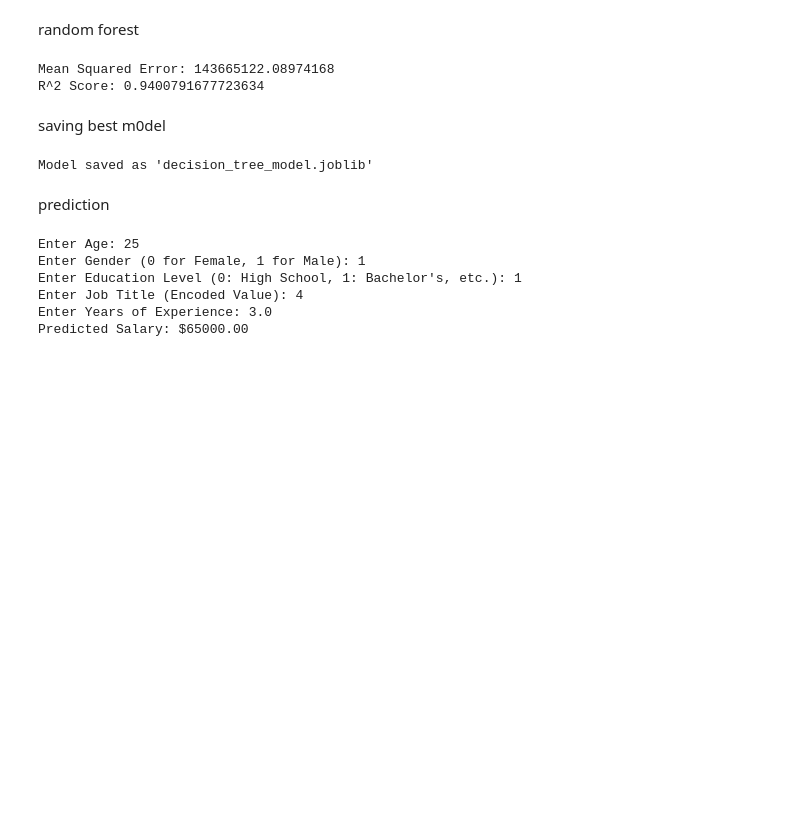
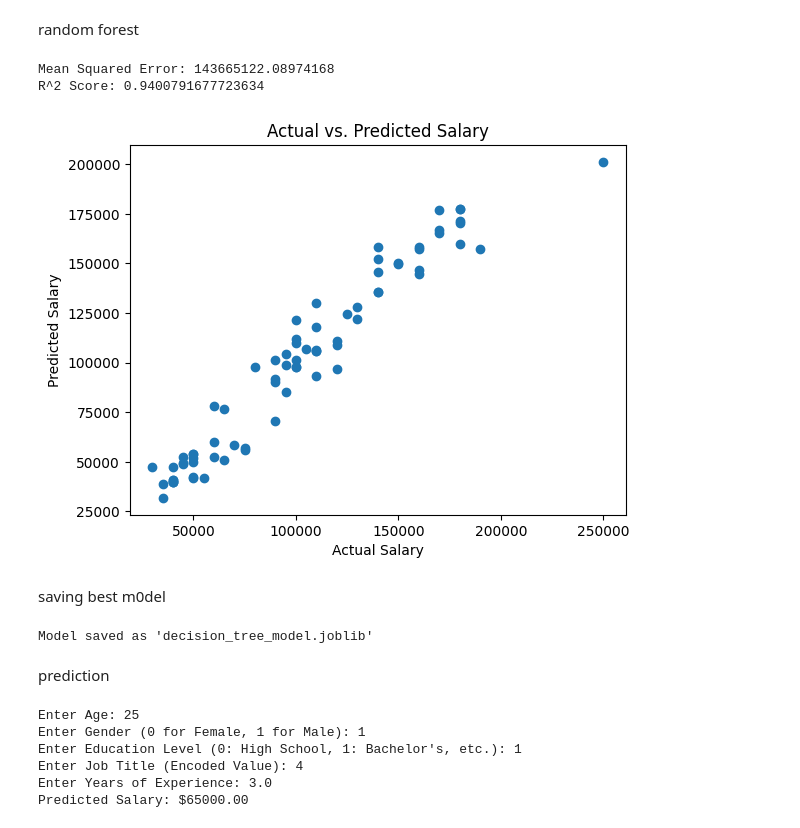
Before and after one commit to Kalisa21/salary, a Jupyter notebook: Model.ipynb, the cells around one changed output. Saved outputs shown, nothing was run; the diff lists cells and outputs as text; code cells hidden in the pictures; blank space fills up the shorter version.

```diff
--- a/Model.ipynb
+++ b/Model.ipynb
@@ -164,6 +192,14 @@ print("R^2 Score:", r2)
 # %% [output]
 Mean Squared Error: 143665122.08974168
 R^2 Score: 0.9400791677723634
+# %%
+plt.scatter(y_test, y_pred)
+plt.xlabel('Actual Salary')
+plt.ylabel('Predicted Salary')
+plt.title('Actual vs. Predicted Salary')
+plt.show()
+# %% [output]
+[figure, added]
 # %% [markdown]
 saving best m0del
 # %%
```
Also changed, not shown: parts of 5 cells of this notebook.
